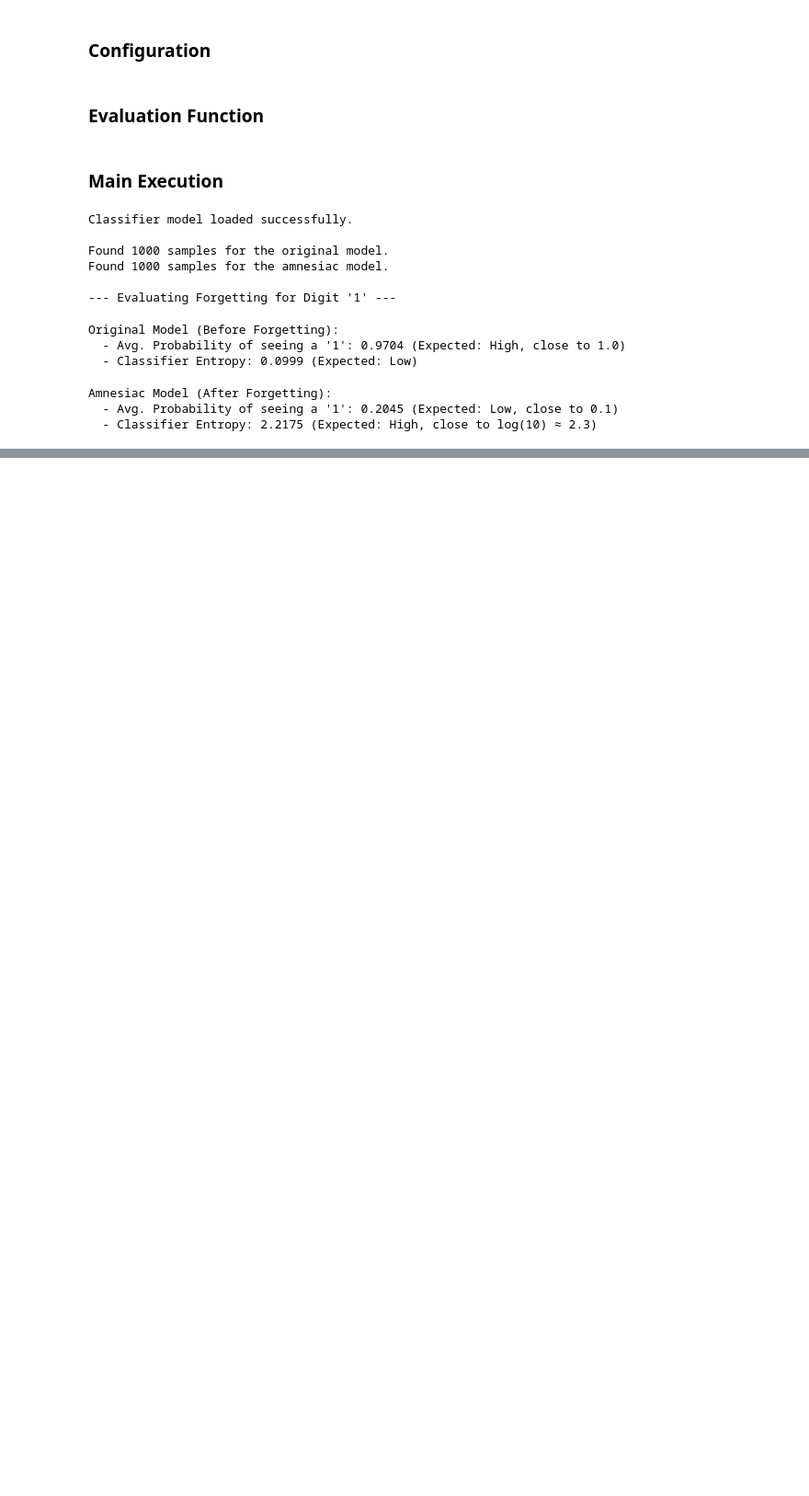
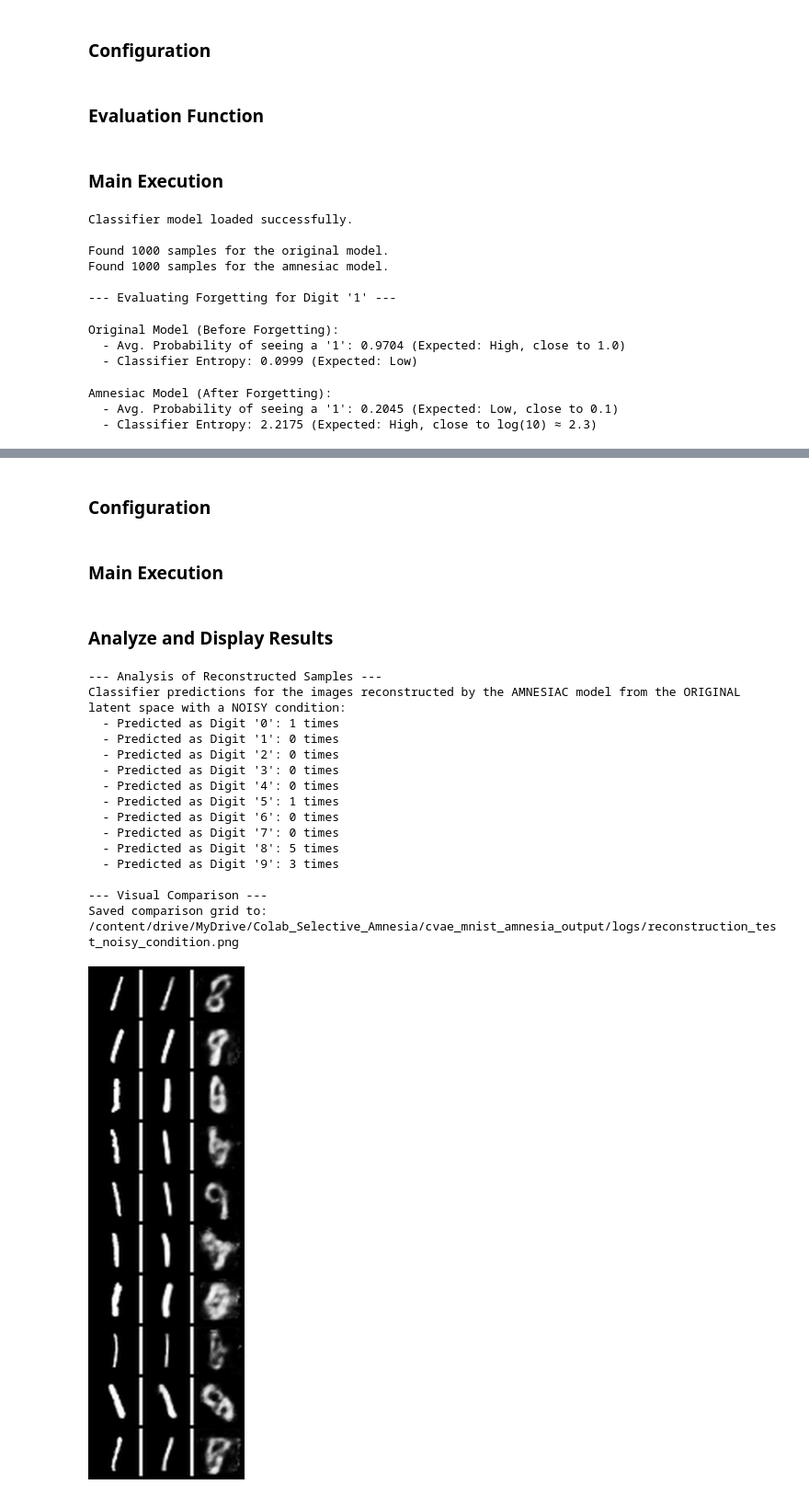
Before and after one commit to Amir-rfz/vae-concept-forgetting, a Jupyter notebook: Selective_Amnesia_VAE_Implementation.ipynb, the cells around one changed output, grey strips where cells are left out. Shown at 92% size. Cells and saved outputs as stored; diff of their text form; code cells hidden in the pictures; blank space fills up the shorter version.

```diff
--- a/Selective_Amnesia_VAE_Implementation.ipynb
+++ b/Selective_Amnesia_VAE_Implementation.ipynb
@@ -961,0 +1277,23 @@ Amnesiac Model (After Forgetting):
+# %% [markdown]
+### Configuration
+# %%
+gdrive_project_folder = "/content/drive/MyDrive/Colab_Selective_Amnesia"
+original_output_folder = os.path.join(gdrive_project_folder, "cvae_mnist_output")
+amnesia_output_folder = os.path.join(gdrive_project_folder, "cvae_mnist_amnesia_output")
+classifier_output_folder = os.path.join(gdrive_project_folder, "classifier_output")
+
+explore_config = SimpleNamespace(
+
+    original_vae_ckpt=os.path.join(original_output_folder, "checkpoints/cvae_mnist_final.pt"),
+    amnesia_vae_ckpt=os.path.join(amnesia_output_folder, "checkpoints/amnesia_model_final.pt"),
+    classifier_ckpt=os.path.join(classifier_output_folder, "mnist_classifier.pt"),
+
+    label_to_test=1,              # The digit that was forgotten
+    num_samples_to_reconstruct=10,
+    latent_noise_level=0.1,       # How much noise to add to the latent coordinates
+    condition_noise_level=0.1,    # How much noise to add to the condition vector
+
+    output_image_path=os.path.join(amnesia_output_folder, "logs/reconstruction_test_noisy_condition.png"),
+)
+# %% [markdown]
+### Main Execution
@@ -961,0 +1358,45 @@ Amnesiac Model (After Forgetting):
+# %% [markdown]
+### Analyze and Display Results
+# %%
+print("\n--- Analysis of Reconstructed Samples ---")
+counts = torch.bincount(predictions, minlength=10)
+print("Classifier predictions for the images reconstructed by the AMNESIAC model from the ORIGINAL latent space with a NOISY condition:")
+for i in range(10):
+    print(f"  - Predicted as Digit '{i}': {counts[i].item()} times")
+
+
+print("\n--- Visual Comparison ---")
+separator = torch.ones(real_images_tensor.shape[0], 1, 28, 2).to(device)
+
+comparison_tensor = torch.cat([real_images_tensor, separator, recon_orig, separator, recon_amnesia], dim=3)
+
+grid = make_grid(comparison_tensor, nrow=1, padding=2)
+
+save_image(grid, explore_config.output_image_path)
+print(f"Saved comparison grid to: {explore_config.output_image_path}")
+
+img = Image.open(explore_config.output_image_path)
+
+scale_factor = 2
+new_width = int(img.size[0] * scale_factor)
+new_height = int(img.size[1] * scale_factor)
+img_resized = img.resize((new_width, new_height), Image.Resampling.LANCZOS)
+
+display(img_resized)
+# %% [output]
+--- Analysis of Reconstructed Samples ---
+Classifier predictions for the images reconstructed by the AMNESIAC model from the ORIGINAL latent space with a NOISY condition:
+  - Predicted as Digit '0': 1 times
+  - Predicted as Digit '1': 0 times
+  - Predicted as Digit '2': 0 times
+  - Predicted as Digit '3': 0 times
+  - Predicted as Digit '4': 0 times
+  - Predicted as Digit '5': 1 times
+  - Predicted as Digit '6': 0 times
+  - Predicted as Digit '7': 0 times
+  - Predicted as Digit '8': 5 times
+  - Predicted as Digit '9': 3 times
+
+--- Visual Comparison ---
+Saved comparison grid to: /content/drive/MyDrive/Colab_Selective_Amnesia/cvae_mnist_amnesia_output/logs/reconstruction_test_noisy_condition.png
+[figure, added]
```
Also changed, not shown: parts of 48 cells of this notebook.
